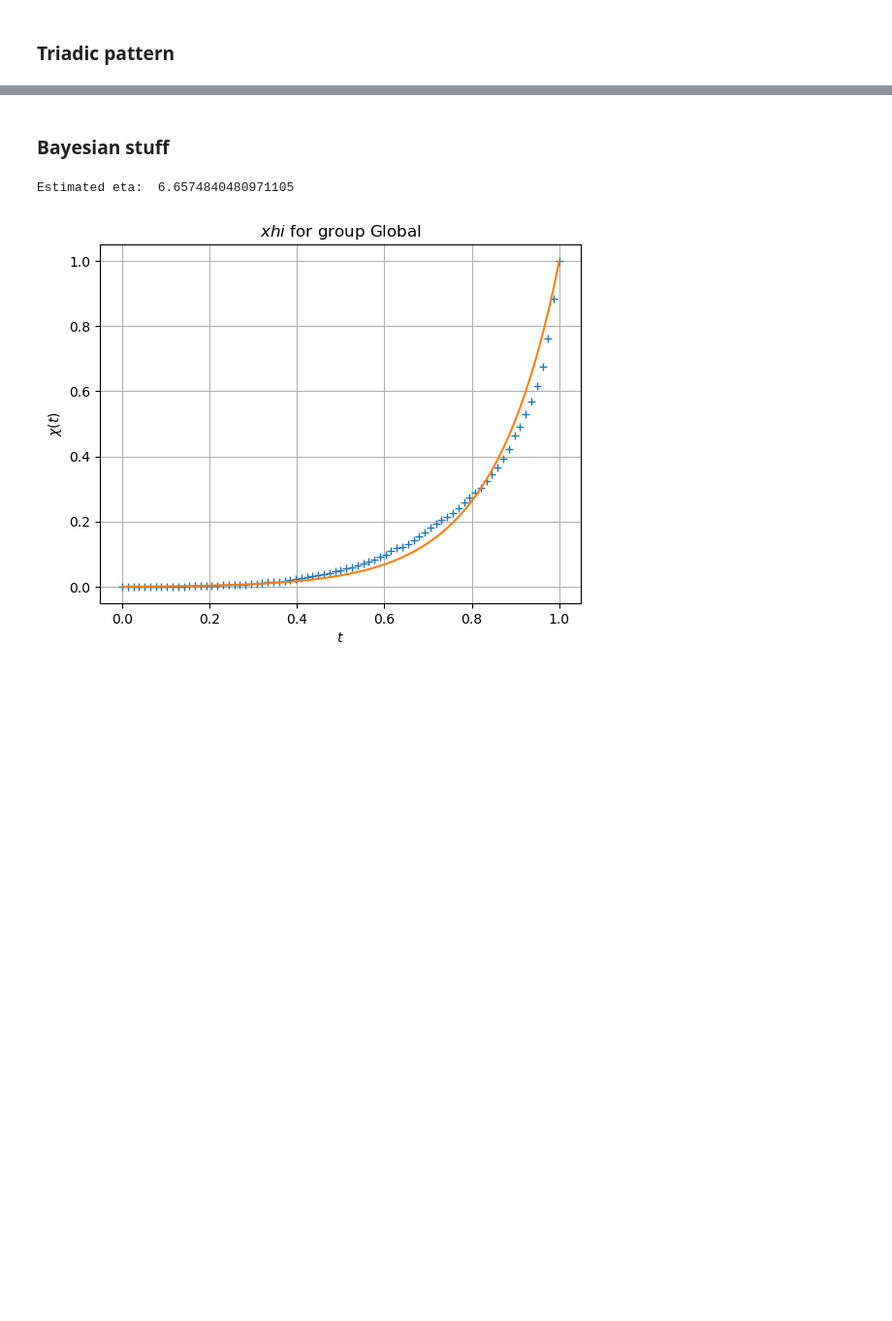
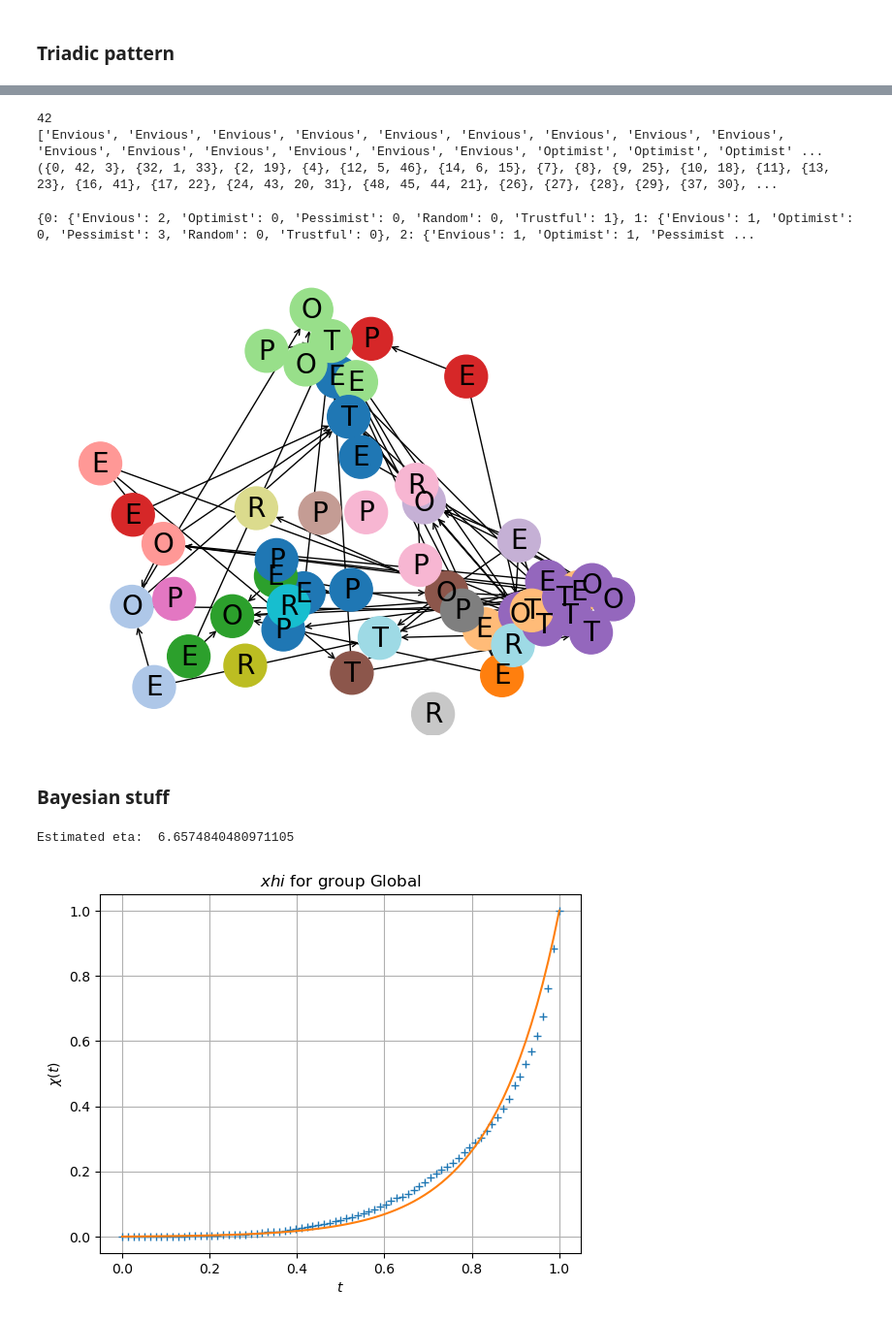
Before and after one commit to yuxuama/cooperation_emergence, a Jupyter notebook: notebooks/last_analysis.ipynb, the cells around one changed output, grey strips where cells are left out. Shown at 97% size. Saved outputs shown, nothing was run; the diff lists cells and outputs as text; code cells hidden in the pictures; blank space fills up the shorter version.

```diff
--- a/notebooks/last_analysis.ipynb
+++ b/notebooks/last_analysis.ipynb
@@ -139,3 +146,63 @@ plt.show()
+# %%
+print(len(communities))
+print(net.phenotypes_table)
+print(communities[20])
+# %% [output]
+42
+['Envious', 'Envious', 'Envious', 'Envious', 'Envious', 'Envious', 'Envious', 'Envious', 'Envious', 'Envious', 'Envious', 'Envious', 'Envious', 'Envious', 'Envious', 'Optimist', 'Optimist', 'Optimist' ...
+({0, 42, 3}, {32, 1, 33}, {2, 19}, {4}, {12, 5, 46}, {14, 6, 15}, {7}, {8}, {9, 25}, {10, 18}, {11}, {13, 23}, {16, 41}, {17, 22}, {24, 43, 20, 31}, {48, 45, 44, 21}, {26}, {27}, {28}, {29}, {37, 30}, ...
+# %%
+depth = 15
+comm = communities[depth]
+phenotype_distrib_per_comm = {}
+node_color = np.zeros(n)
+labels = {i:"" for i in range(n)}
+community_number = 0
+phenotype_table = net.phenotypes_table
+for c in comm:
+    phenotype_distrib_per_comm[community_number] = {
+        "Envious":0,
+        "Optimist": 0,
+        "Pessimist": 0,
+        "Random": 0,
+        "Trustful": 0,
+    }
+    for index in c:
+        phenotype_distrib_per_comm[community_number][phenotype_table[index]] += 1
+        node_color[index] = community_number
+        labels[index] = phenotype_table[index][0]
+    community_number += 1
+
+print(phenotype_distrib_per_comm)
+# %% [output]
+{0: {'Envious': 2, 'Optimist': 0, 'Pessimist': 0, 'Random': 0, 'Trustful': 1}, 1: {'Envious': 1, 'Optimist': 0, 'Pessimist': 3, 'Random': 0, 'Trustful': 0}, 2: {'Envious': 1, 'Optimist': 1, 'Pessimist ...
+# %%
+# Compute positions for the node clusters as if they were themselves nodes in a
+# supergraph using a larger scale factor
+supergraph = nx.cycle_graph(len(comm))
+superpos = nx.spring_layout(G, k=1, scale=10)
+
+# Use the "supernode" positions as the center of each node cluster
+centers = list(superpos.values())
+pos = {}
+for center, com in zip(centers, comm):
+    pos.update(nx.spring_layout(nx.subgraph(G, com), k=0.5, center=center, scale=2))
+nx.draw(
+        G,
+        pos=pos,
+        node_size=1000,
+        node_color=node_color,
+        arrowstyle="->",
+        arrowsize=10,
+        with_labels=True,
+        arrows=True,
+        font_size=20,
+        font_color="black",
+        labels=labels,
+        cmap=plt.cm.tab20
+    )
+# %% [output]
+[figure, added]
 # %% [markdown]
 ### Bayesian stuff
 # %%
```
Also changed, not shown: parts of 14 cells of this notebook, 3 other files.
